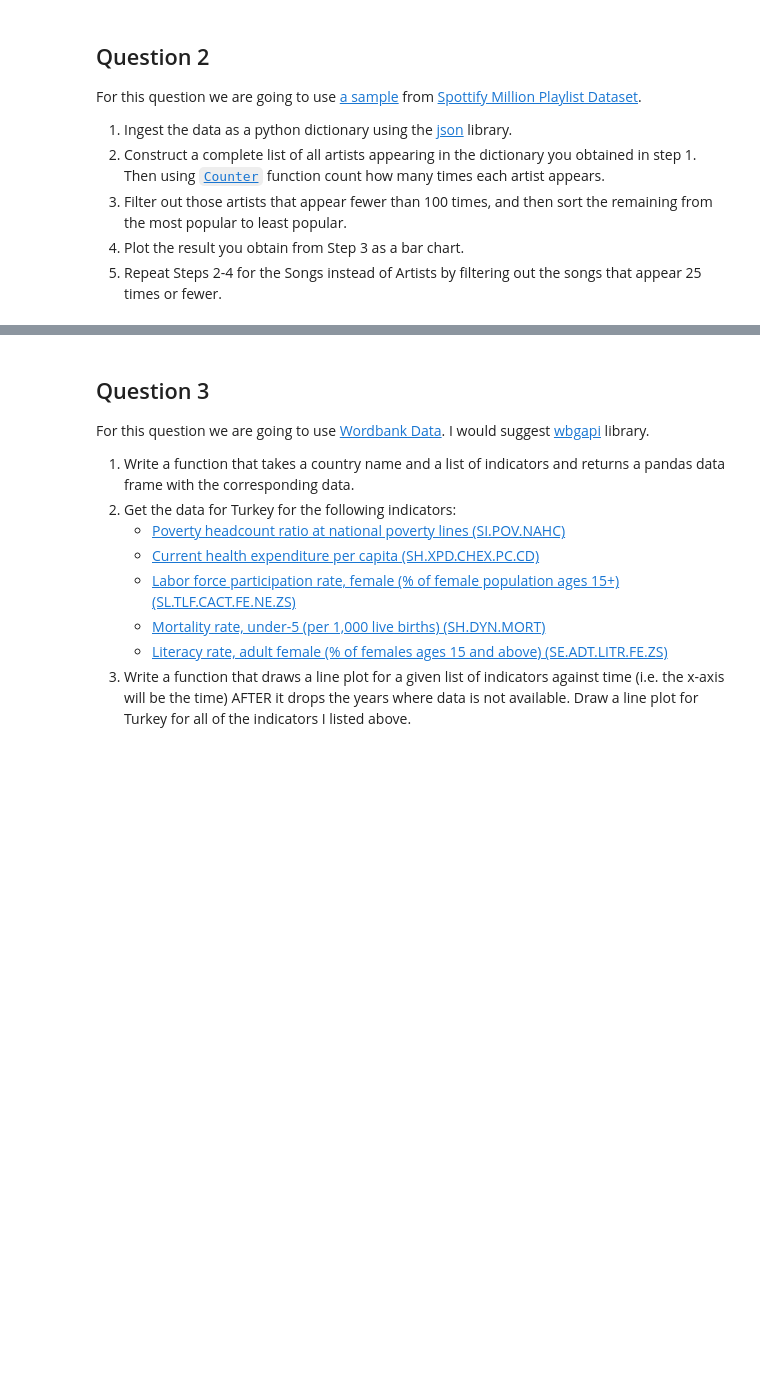
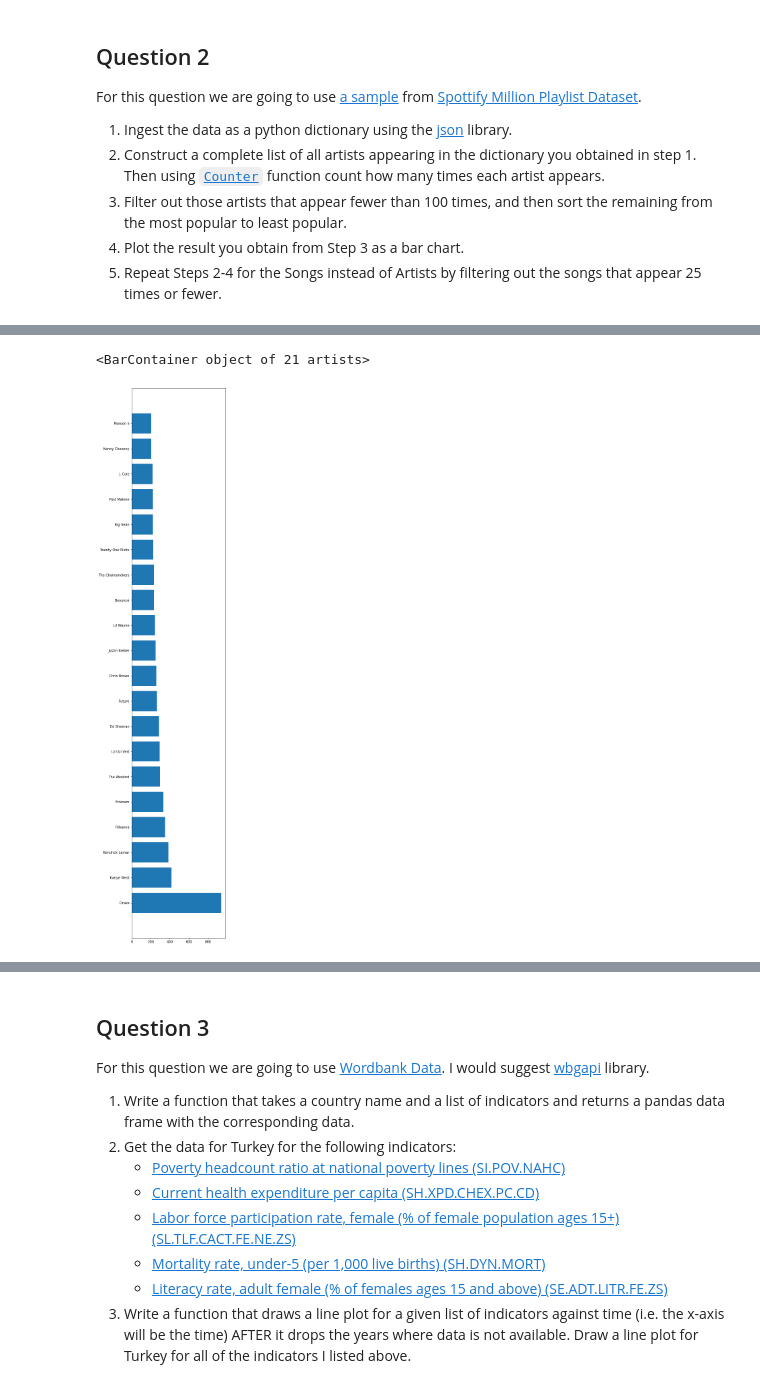
Before and after one commit to ozzden/mat381e, a Jupyter notebook: HW2.ipynb, the cells around one changed output, grey strips where cells are left out. Drawn from its saved outputs; the diff is of its cells as text; code cells hidden in the pictures; blank space fills up the shorter version.

```diff
--- a/HW2.ipynb
+++ b/HW2.ipynb
@@ -208,3 +209,9 @@ For this question we are going to use [a sample](https://raw.githubusercontent.c
 3. Filter out those artists that appear fewer than 100 times, and then sort the remaining from the most popular to least popular.
 4. Plot the result you obtain from Step 3 as a bar chart.
 5. Repeat Steps 2-4 for the Songs instead of Artists by filtering out the songs that appear 25 times or fewer.
+# %%
+import urllib.request, json
+
+from pandas import json_normalize
+with urllib.request.urlopen("https://raw.githubusercontent.com/arch-raven/spotify-recsys/main/spotify_million_playlist/dataset/data/mpd.slice.0-999.json") as url:
+    data = json.load(url)
@@ -210,0 +238,5 @@ For this question we are going to use [a sample](https://raw.githubusercontent.c
+# %%
+result = []
+for i in data["playlists"]:
+    for j in i["tracks"]:
+        result.append(j["artist_name"])
@@ -210,0 +285,8 @@ For this question we are going to use [a sample](https://raw.githubusercontent.c
+# %%
+b= []
+def artApp(num):
+
+    for tup in a:
+        if tup[1] > num:
+            b.append(tup)
+    return b
@@ -210,0 +313,13 @@ For this question we are going to use [a sample](https://raw.githubusercontent.c
+# %%
+labels =[]
+for i in b:
+    labels.append(i[0])
+values = []
+for j in b:
+    values.append(j[1])
+
+plt.figure(figsize=(5,30))
+plt.barh(labels,values)
+# %% [output]
+<BarContainer object of 21 artists>
+[figure, added]
```
Also changed, not shown: parts of 11 cells of this notebook.
